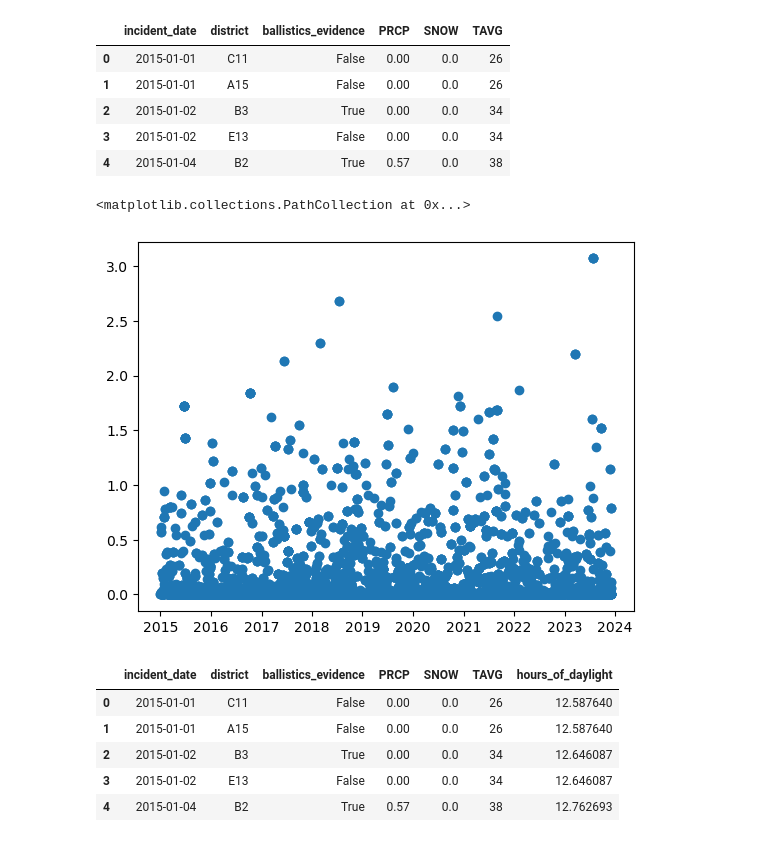
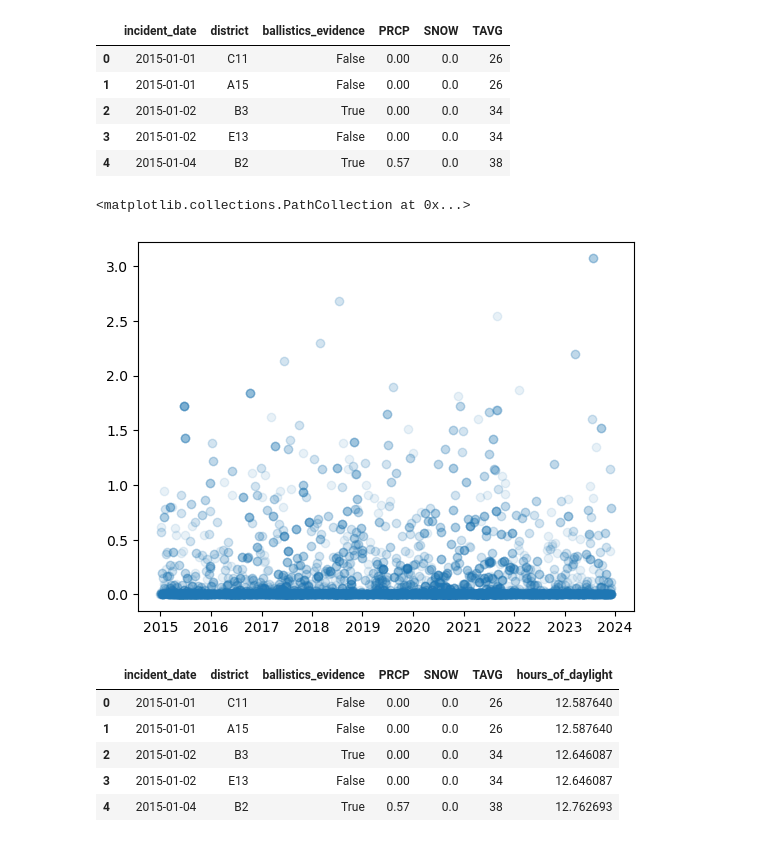
Before and after one commit to kammelCase/ShotsFiredBoston, a Jupyter notebook: ShotsFired_EDA_indi_samples.ipynb, the cells around one changed output. Cells and saved outputs as stored; diff of their text form; code cells hidden in the pictures.

```diff
--- a/ShotsFired_EDA_indi_samples.ipynb
+++ b/ShotsFired_EDA_indi_samples.ipynb
@@ -93,10 +93,10 @@ shots_daily['district'] = shots_daily['district'].astype('category')
 # %%
 # let's plot the number of shots fired per day as a scatter plot, where each entry represents a shot fired
 
-plt.scatter(shots_daily['incident_date'], shots_daily['PRCP'])
+plt.scatter(shots_daily['incident_date'], shots_daily['PRCP'], alpha=0.1)
 # %% [output]
 <matplotlib.collections.PathCollection at 0x...>
-[figure, old version]
+[figure, new version]
 # %%
 # as much as i'd like to take credit for the math in the function below, i cant
 # thanks to jake vanderplas for the code!
```
Also changed, not shown: parts of 5 cells of this notebook, 5 other files.
